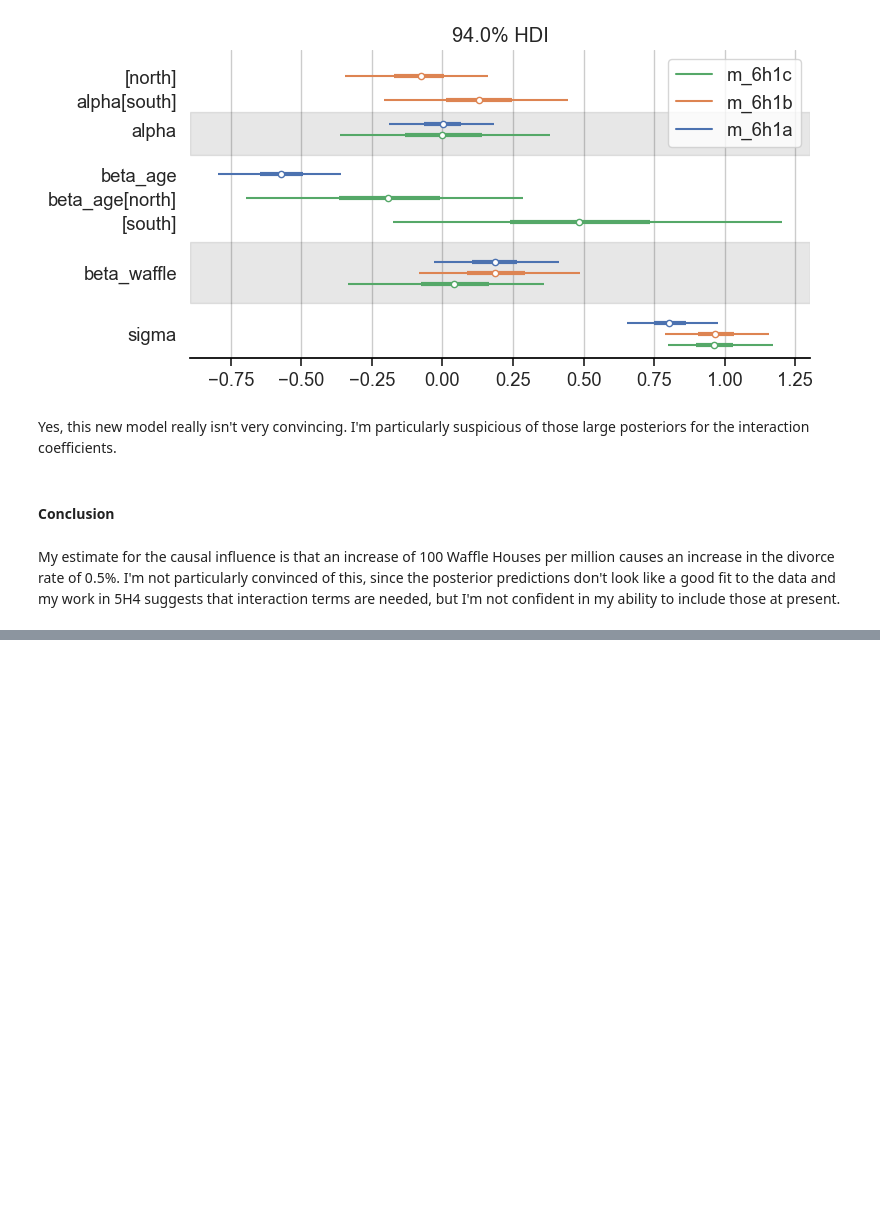
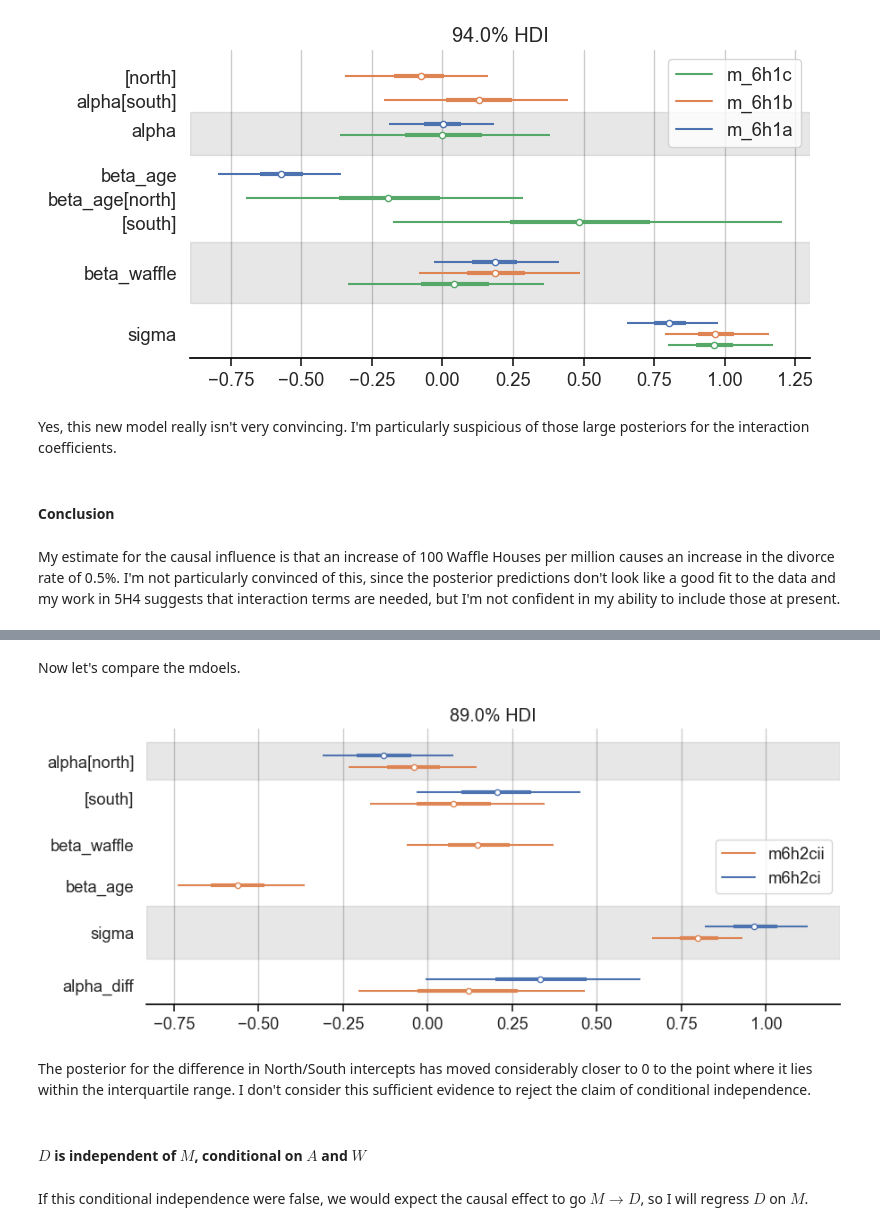
Before and after one commit to chris-leonard/statistical-rethinking, a Jupyter notebook: exercises/chapter_6.ipynb, the cells around one changed output, grey strips where cells are left out. Saved outputs shown, nothing was run; the diff lists cells and outputs as text; code cells hidden in the pictures; blank space fills up the shorter version.

```diff
--- a/exercises/chapter_6.ipynb
+++ b/exercises/chapter_6.ipynb
@@ -993,0 +1414,28 @@ The conditional independencies of the graph are as follows:
+# %% [markdown]
+Now let's compare the mdoels.
+# %%
+models_6h2c = {
+    "m6h2ci": trace_6h2ci,
+    "m6h2cii": trace_6h2cii,
+}
+
+fig, ax = plt.subplots(figsize=(10, 4))
+
+az.plot_forest(
+    list(models_6h2c.values()),
+    model_names=list(models_6h2c.keys()),
+    var_names=["~mu"],
+    combined=True,
+    hdi_prob=0.89,
+    ax=ax,
+);
+# %% [output]
+[figure, added]
+# %% [markdown]
+The posterior for the difference in North/South intercepts has moved considerably closer to 0 to the point where it lies within
+the interquartile range.
+I don't consider this sufficient evidence to reject the claim of conditional independence.
+# %% [markdown]
+#### $D$ is independent of $M$, conditional on $A$ and $W$
+# %% [markdown]
+If this conditional independence were false, we would expect the causal effect to go $M \to D$, so I will regress $D$ on $M$.
```
Also changed, not shown: parts of 41 cells of this notebook, 1 other file.
